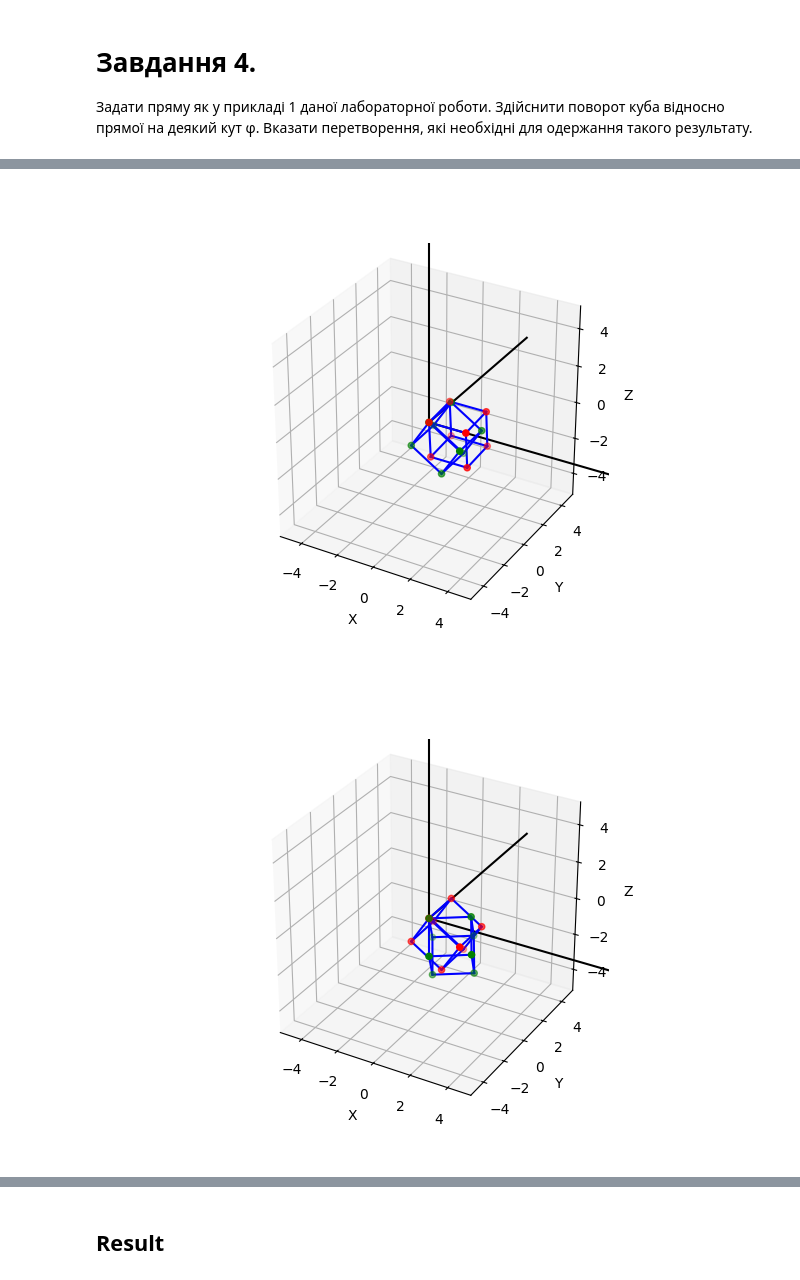
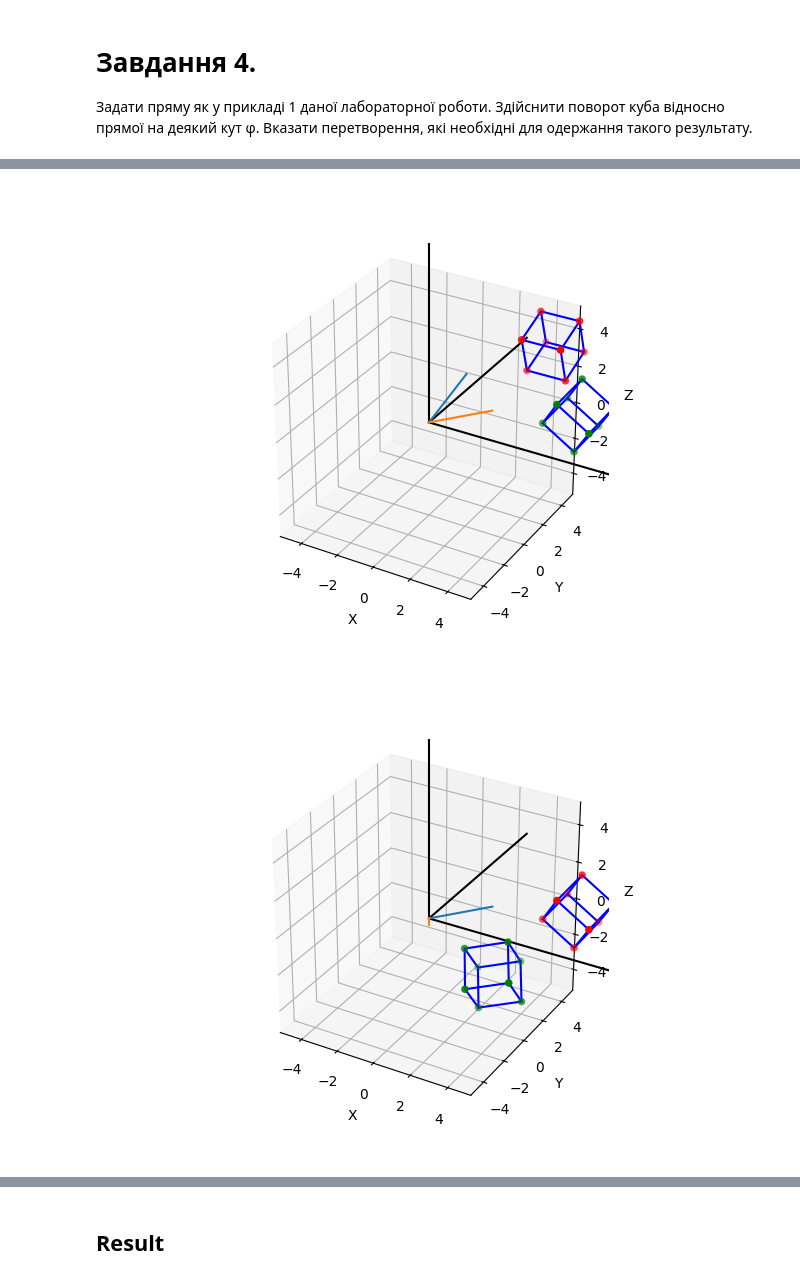
Before and after one commit to JavaConterry/Computer-Graphics, a Jupyter notebook: Lab2/CWorksheet.ipynb, the cells around one changed output, grey strips where cells are left out. Cells and saved outputs as stored; diff of their text form; code cells hidden in the pictures.

```diff
--- a/Lab2/CWorksheet.ipynb
+++ b/Lab2/CWorksheet.ipynb
@@ -244,2 +249,5 @@ R_x_back = np.array([[1, 0, 0, 0],
 # %%
 m_vertices = vertices.dot(M_transpose_to_0.T)
+print(line)
+line = np.stack((line[:, 0], line[:, 1], line[:, 2], np.ones(len(line))))
+m_line = line.T.dot(M_transpose_to_0.T)
@@ -288,5 +304,6 @@ plt.show()
 # %%
 m_rx_vertices = m_vertices.dot(R_x)
+m_rx_line = m_line.dot(R_x)
 # %%
 fig = plt.figure()
 ax = fig.add_subplot(111, projection='3d')
@@ -331,5 +351,6 @@ plt.show()
 # %%
 m_rxy_vertices = m_rx_vertices.dot(R_y)
+m_rxy_line = m_rx_line.dot(R_y)
 # %%
 fig = plt.figure()
 ax = fig.add_subplot(111, projection='3d')
@@ -358,6 +379,9 @@ for edge in edges:
             [m_rxy_vertices[edge[0]][2], m_rxy_vertices[edge[1]][2]], color='b')
 
 
+ax.plot(m_rx_line[:,0], m_rx_line[:,1], m_rx_line[:,2])
+ax.plot(m_rxy_line[:,0], m_rxy_line[:,1], m_rxy_line[:,2])
+
 ax.set_xlabel('X')
 ax.set_ylabel('Y')
 ax.set_zlabel('Z')
@@ -369,9 +393,10 @@ plt.gca().set_aspect("equal")
 
 plt.show()
 # %% [output]
-[figure, old version]
+[figure, new version]
 # %%
 m_rxyz_vertices = m_rxy_vertices.dot(R_z)
+m_rxyz_line = m_rxy_line.dot(R_z)
 # %%
 fig = plt.figure()
 ax = fig.add_subplot(111, projection='3d')
@@ -383,33 +408,35 @@ ax.plot([0, 0], [0, 10], [0, 0], color='black')  # y-axis
 ax.plot([0, 0], [0, 0], [0, 10], color='black')  # z-axis
 
 #plot cube
 ax.scatter(m_rxy_vertices[:,0], m_rxy_vertices[:,1], m_rxy_vertices[:,2], color='r')
 
 for edge in edges:
     ax.plot([m_rxy_vertices[edge[0]][0], m_rxy_vertices[edge[1]][0]],
             [m_rxy_vertices[edge[0]][1], m_rxy_vertices[edge[1]][1]],
             [m_rxy_vertices[edge[0]][2], m_rxy_vertices[edge[1]][2]], color='b')
 
 #plot cube
 ax.scatter(m_rxyz_vertices[:,0], m_rxyz_vertices[:,1], m_rxyz_vertices[:,2], color='g')
 
 for edge in edges:
     ax.plot([m_rxyz_vertices[edge[0]][0], m_rxyz_vertices[edge[1]][0]],
             [m_rxyz_vertices[edge[0]][1], m_rxyz_vertices[edge[1]][1]],
             [m_rxyz_vertices[edge[0]][2], m_rxyz_vertices[edge[1]][2]], color='b')
 
+ax.plot(m_rxy_line[:,0], m_rxy_line[:,1], m_rxy_line[:,2])
+ax.plot(m_rxyz_line[:,0], m_rxyz_line[:,1], m_rxyz_line[:,2])
 
 ax.set_xlabel('X')
 ax.set_ylabel('Y')
 ax.set_zlabel('Z')
 ax.set_xlim(-5, 5)
 ax.set_ylim(-5, 5)
 ax.set_zlim(-5, 5)
 plt.gca().set_aspect("equal")
 
 
 plt.show()
 # %% [output]
-[figure, old version]
+[figure, new version]
 # %%
 m_rxyzdy_vertices = m_rxyz_vertices.dot(R_y.T)
```
Also changed, not shown: parts of 14 cells of this notebook.
